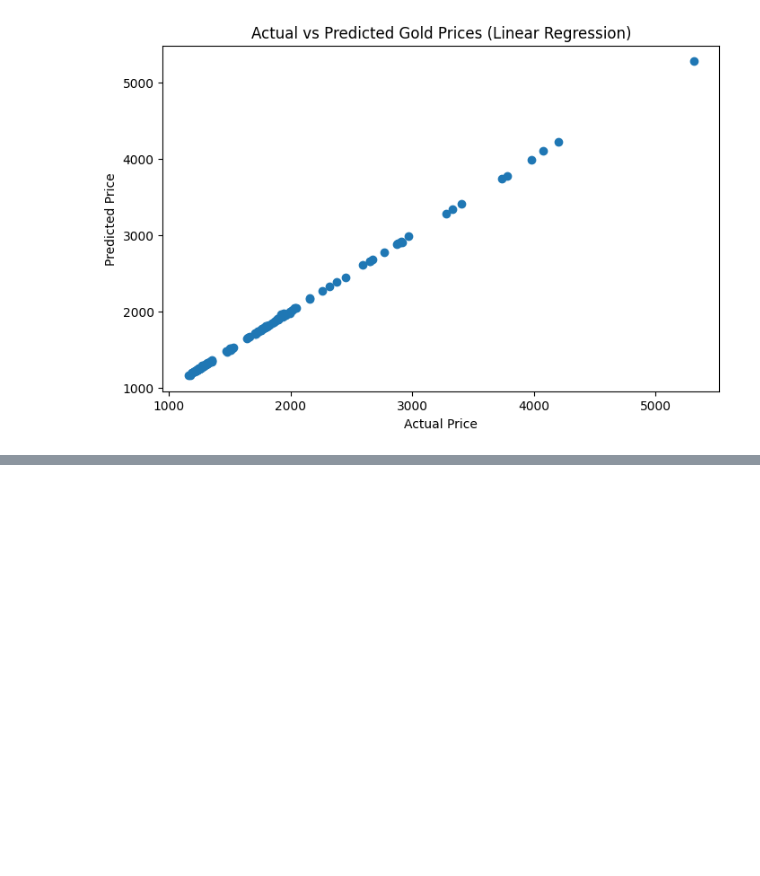
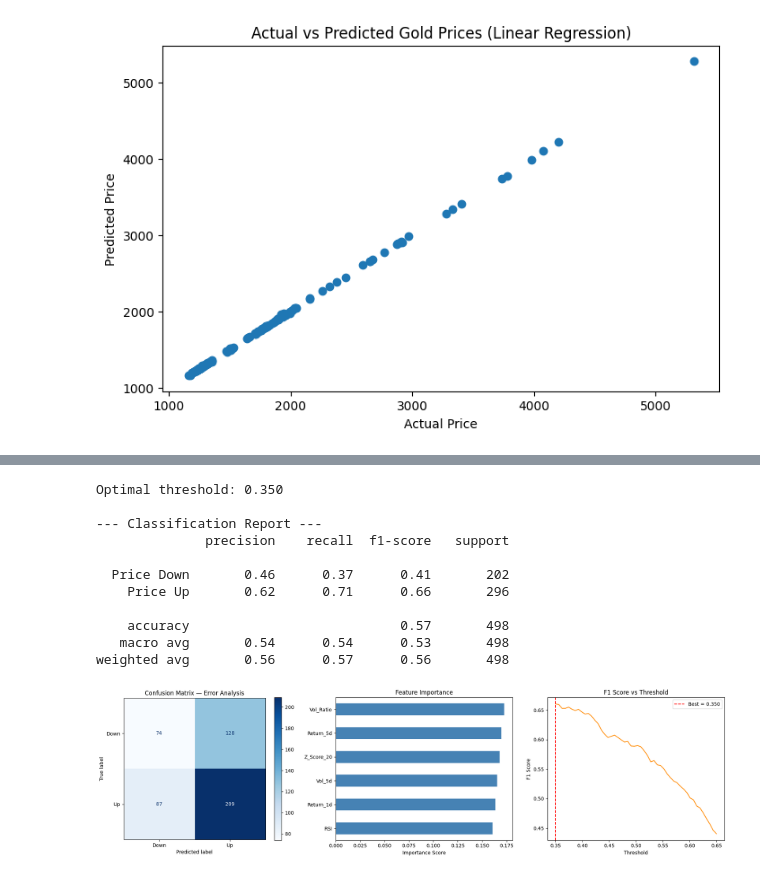
Before and after one commit to NainaKalra/gold-price-prediction, a Jupyter notebook: notebooks/gold_price_eda.ipynb, the cells around one changed output, grey strips where cells are left out. Saved outputs shown, nothing was run; the diff lists cells and outputs as text; code cells hidden in the pictures; blank space fills up the shorter version.

```diff
--- a/notebooks/gold_price_eda.ipynb
+++ b/notebooks/gold_price_eda.ipynb
@@ -13,3 +13,4 @@ from sklearn import linear_model
 #dataset loading
 df = pd.read_csv("../data/gold_historical_data.csv")
 df.head()
+df_original = df.copy()
@@ -319,0 +295,16 @@ plt.show()
+# %%
+#-----Learnt and Used Chronological split to maintain time order and avoid data leakage-----
+split_idx= int(len(df) * 0.8)
+X_train, X_test= X.iloc[:split_idx], X.iloc[split_idx:]
+y_train, y_test= y.iloc[:split_idx], y.iloc[split_idx:]
+#iloc here means we are selecting rows based on their integer position in the DataFrame.
+
+# scaling using robustscaler as it is less sensitive to outliers, which are like common in financial data instead of minmax or standard scaler
+scaler= RobustScaler()
+X_train_scaled= scaler.fit_transform(X_train)
+X_test_scaled= scaler.transform(X_test)  # so that test data is scaled based on train data stats
+
+print(f'Train:{X_train.shape[0]} samples')
+print(f'Test:{X_test.shape[0]} samples')
+print(f'Train dates:{df["Date"].iloc[:split_idx].min().date()} → {df["Date"].iloc[:split_idx].max().date()}')
+print(f'Test dates:{df["Date"].iloc[split_idx:].min().date()} → {df["Date"].iloc[split_idx:].max().date()}')
@@ -319,0 +384,56 @@ plt.show()
+# %%
+#-------------------Error Analysis--------------
+#trained model with best hyperparameters
+best_model= search.best_estimator_
+
+#threshold tuning, finding the best point to classify price up vs down, instead of default 0.5
+probs= best_model.predict_proba(X_test_scaled)[:, 1]
+#will try on 50 values between 0.35 and 0.65 to find the best threshold
+thresholds= np.linspace(0.35, 0.65, 50)
+scores= [f1_score(y_test, (probs > t).astype(int)) for t in thresholds]
+best_thr= thresholds[np.argmax(scores)]
+print(f'Optimal threshold: {best_thr:.3f}')
+y_pred= (probs > best_thr).astype(int)
+
+print('\n--- Classification Report ---')
+print(classification_report(y_test, y_pred, target_names=['Price Down', 'Price Up']))
+
+fig, axes = plt.subplots(1, 3, figsize=(18, 5))
+
+#Plot 1- Confusion Matrix
+ConfusionMatrixDisplay.from_predictions(
+    y_test, y_pred,
+    display_labels=['Down', 'Up'],
+    cmap='Blues', ax=axes[0]
+)
+axes[0].set_title('Confusion Matrix — Error Analysis')
+
+#Plot 2- Feature Importance
+importances = pd.Series(best_model.feature_importances_, index=features).sort_values()
+importances.plot(kind='barh', ax=axes[1], color='steelblue')
+axes[1].set_title('Feature Importance')
+axes[1].set_xlabel('Importance Score')
+
+#Plot 3- F1 vs Threshold — best cutoff point
+axes[2].plot(thresholds, scores, color='darkorange')
+axes[2].axvline(best_thr, color='red', linestyle='--', label=f'Best = {best_thr:.3f}')
+axes[2].set_title('F1 Score vs Threshold')
+axes[2].set_xlabel('Threshold')
+axes[2].set_ylabel('F1 Score')
+axes[2].legend()
+
+plt.tight_layout()
+plt.show()
+# %% [output]
+Optimal threshold: 0.350
+
+--- Classification Report ---
+              precision    recall  f1-score   support
+
+  Price Down       0.46      0.37      0.41       202
+    Price Up       0.62      0.71      0.66       296
+
+    accuracy                           0.57       498
+   macro avg       0.54      0.54      0.53       498
+weighted avg       0.56      0.57      0.56       498
+[figure, added]
```
Also changed, not shown: parts of 9 cells of this notebook.
